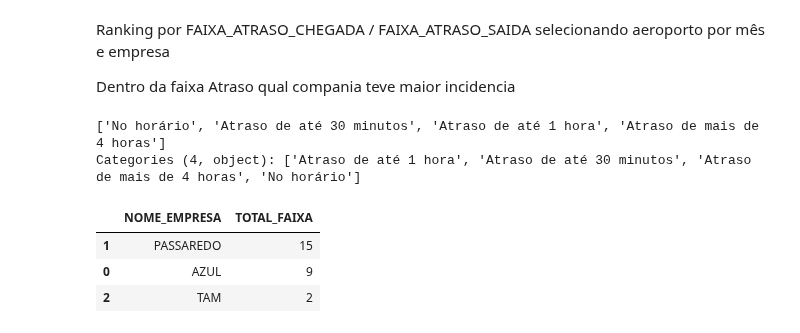
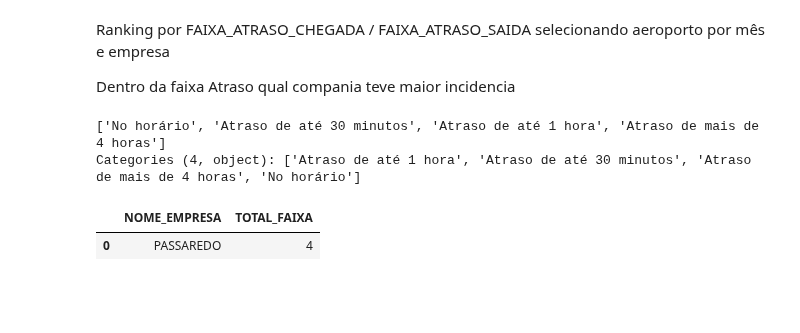
Before and after one commit to rodrigorocha1/dashboard_dados_voos_python, a Jupyter notebook: notebooks/visualizacoes.ipynb, the cells around one changed output. Cells and saved outputs as stored; diff of their text form; code cells hidden in the pictures; blank space fills up the shorter version.

```diff
--- a/notebooks/visualizacoes.ipynb
+++ b/notebooks/visualizacoes.ipynb
@@ -598,15 +598,13 @@ Categories (4, object): ['Atraso de até 1 hora', 'Atraso de até 30 minutos', '
 # %%
 dataframe = obter_top_dez_faixa_atraso(
     flag_partida_chegada='PARTIDA',
     flag_origem_destino='ORIGEM',
     codigo_tipo_linha='N',
     mes=2,
-    faixa_atraso='Atraso de até 30 minutos',
+    faixa_atraso='Atraso de até 1 hora',
     sigla_aeroporto='SBRP'
 )
 dataframe
 # %% [output]
 |  | NOME_EMPRESA | TOTAL_FAIXA |
-| 1 | PASSAREDO | 15 |
-| 0 | AZUL | 9 |
-| 2 | TAM | 2 |
+| 0 | PASSAREDO | 4 |
```
